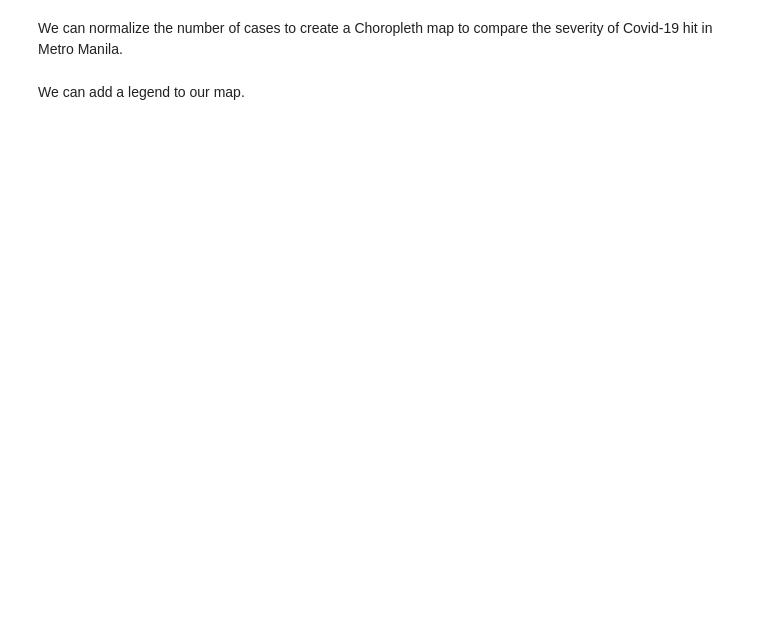
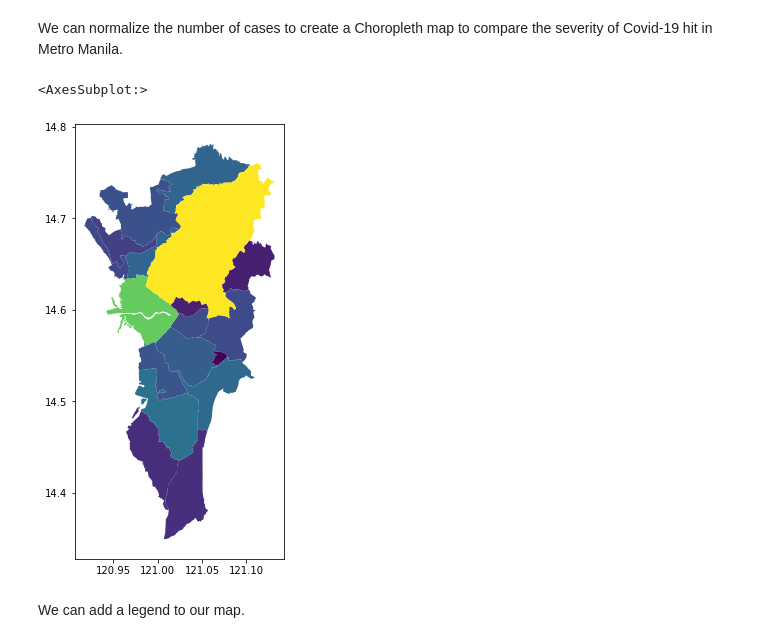
Before and after one commit to nikkopante/geopandas-tutorial, a Jupyter notebook: Geopandas Tutorial.ipynb, the cells around one changed output. Saved outputs shown, nothing was run; the diff lists cells and outputs as text; code cells hidden in the pictures; blank space fills up the shorter version.

```diff
--- a/Geopandas Tutorial.ipynb
+++ b/Geopandas Tutorial.ipynb
@@ -150,12 +230,13 @@ mmcovid_gdf.plot(figsize=(6, 8))
 # %% [markdown]
 We can normalize the number of cases to create a Choropleth map to compare the severity of Covid-19 hit in Metro Manila.
 # %%
-mmcovid_gdf['normalized'] = (mmcovid_gdf['Cases'] -
-                            mmcovid_gdf['Cases'].min()
-                           ) / (mmcovid_gdf['Cases'].max() -
-                               mmcovid_gdf['Cases'].min())
+mmcovid_gdf['normalized'] = (mmcovid_gdf['Cases'] - mmcovid_gdf['Cases'].min()) /
+                            (mmcovid_gdf['Cases'].max() - mmcovid_gdf['Cases'].min())
 
 mmcovid_gdf.plot(column='normalized', figsize=(6, 8))
+# %% [output]
+<AxesSubplot:>
+[figure, added]
 # %% [markdown]
 We can add a legend to our map.
 # %%
```
Also changed, not shown: parts of 59 cells of this notebook, 5 other files.
